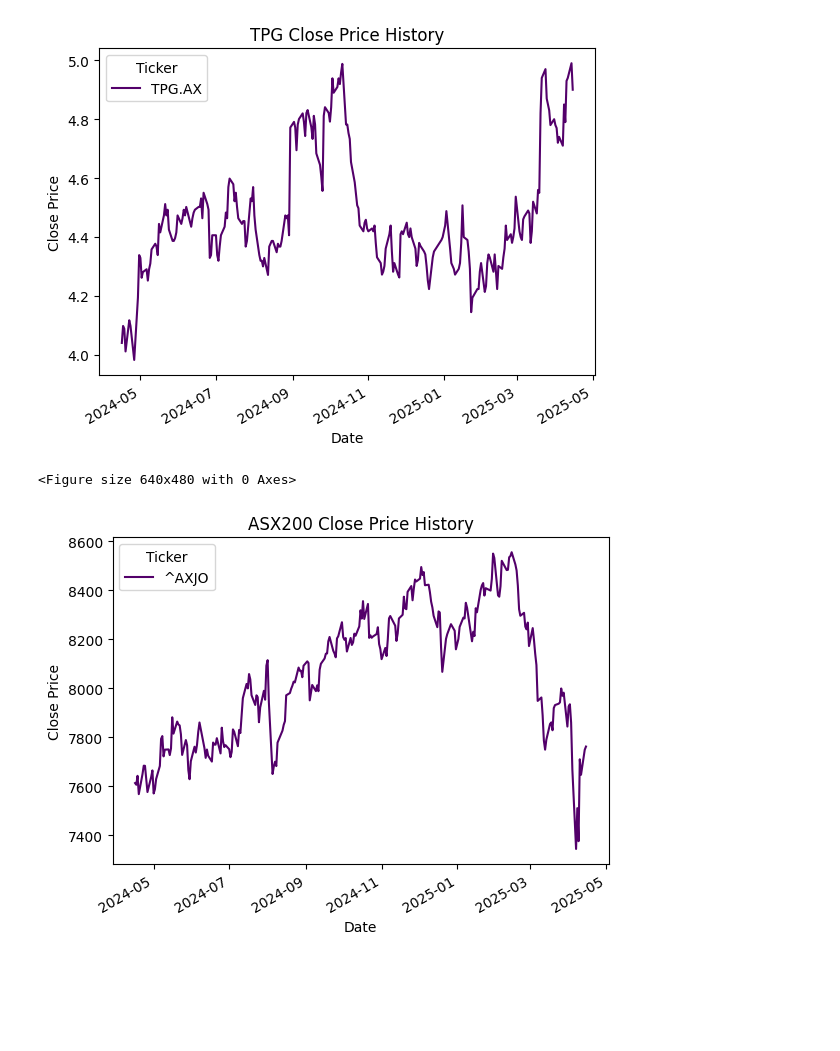
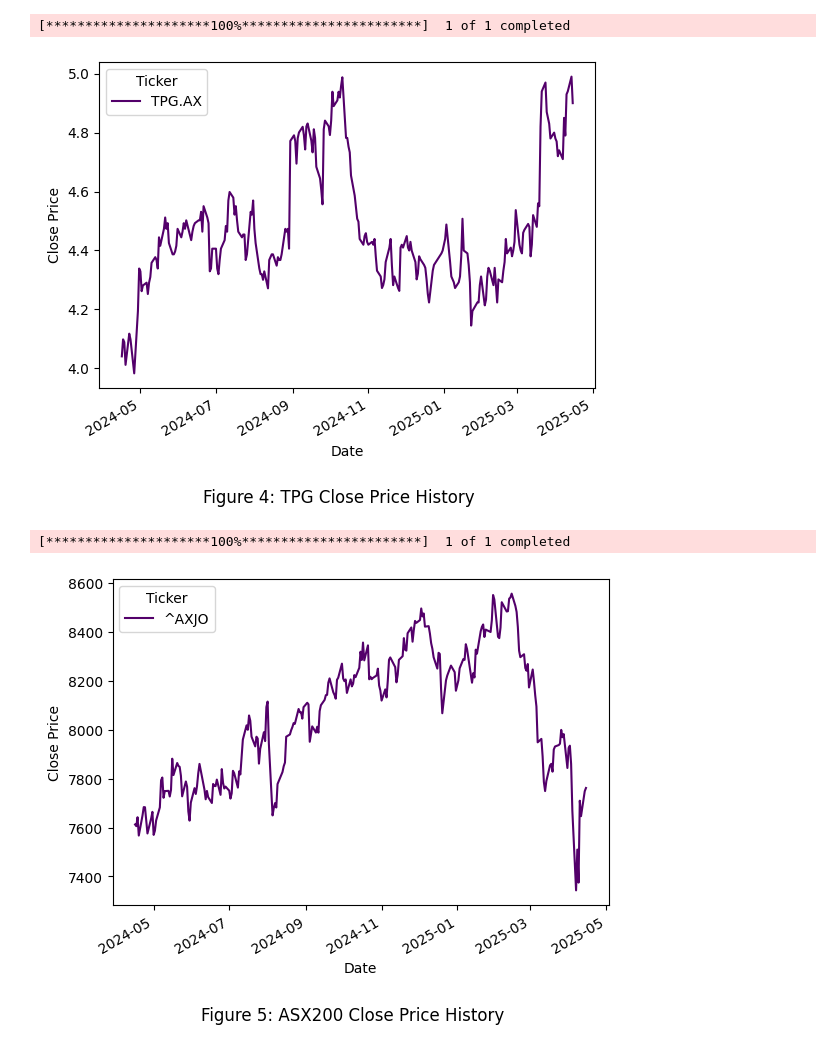
Before and after one commit to minzy123/FINM3422-Group-11, a Jupyter notebook: Charts/Chart Price History.ipynb, the cells around one changed output. Cells and saved outputs as stored; diff of their text form; code cells hidden in the pictures; blank space fills up the shorter version.

Commit message:
Scrap Images and Additional Adjustments

```diff
--- a/Charts/Chart Price History.ipynb
+++ b/Charts/Chart Price History.ipynb
@@ -1,4 +1,7 @@
 # %%
+!python3 -m pip install yfinance
+!python3 -m pip install xlrd
+
 import yfinance as yf
 import pandas as pd
 import matplotlib.pyplot as plt  # Import matplotlib for plotting
@@ -17,22 +20,28 @@ tpg['Date'] = pd.to_datetime(tpg['Date'])
 tpg.set_index('Date', inplace=True)
 
 tpg['Close'].plot(color='#53006A')  # Set the line color to purple
-plt.title('TPG Close Price History')
+plt.suptitle('Figure 4: TPG Close Price History', y=-0.01)
 plt.xlabel('Date')
 plt.ylabel('Close Price')
+
+plt.savefig('tpg_close_price_history.png', bbox_inches='tight')
 plt.show()  # Display the graph
 
-plt.savefig('tpg_close_price_history.png')
+#Graph 2: ASX200 Share Price History
+asx200 = yf.download(
+    tickers='^AXJO',
+    start='2024-04-16',
+    end='2025-04-16'
+)
+asx200
 
-#Graph 2: ASX200 Share Price History
-# Download ASX200 data
 asx200['Close'].plot(color='#53006A')  # Set the line color to purple
-plt.title('ASX200 Close Price History')
+plt.suptitle('Figure 5: ASX200 Close Price History', y=-0.01)
 plt.xlabel('Date')
 plt.ylabel('Close Price')
+
+plt.savefig('asx200_close_price_history.png', bbox_inches='tight')
 plt.show()  # Display the graph
-
-plt.savefig('asx200_close_price_history.png')
 
 #Graph 3:  Historical Price Targets on the Research (taken from a CSV file)
 
@@ -47,14 +56,14 @@ price_targets.set_index('Date', inplace=True)
 
 # Plot the Price Target data
 price_targets['Price Target'].plot(figsize=(10, 6), color='#53006A', marker='o', linestyle='-')
-plt.title('Historical Price Targets for TPG')
-plt.xlabel('Date')
-plt.ylabel('Price Target')
+plt.suptitle('Figure 6: Historical Price Targets for TPG', fontsize=20, y=-0.05)
+plt.xlabel('Date', fontsize=20)
+plt.ylabel('Price Target', fontsize=20)
 plt.grid(True)
 plt.tight_layout()
 
 # Save the graph
-plt.savefig('historical_price_targets_tpg.png')
+plt.savefig('historical_price_targets_tpg.png', bbox_inches='tight')
 
 #Graph 4: TPG Share Price and Volume (not required in the orginal task sheet)
 
@@ -82,7 +91,7 @@ ax2.set_ylabel('Volume', color='orange')
 ax2.tick_params(axis='y', labelcolor='orange')
 
 # Add a title and legend
-plt.title('TPG Share Price and Volume')
+plt.title('Figure 1: TPG Share Price and Volume', y=-0.2)
 fig.tight_layout()
 # Add legends for both axes
 ax1.legend(loc='upper left')
@@ -90,5 +99,5 @@ ax2.legend(loc='upper right')
 
 
 # Save the updated graph
-plt.savefig('TPG share price and volume.png')
+plt.savefig('TPG share price and volume.png', bbox_inches='tight')
 # %% [output]
@@ -96,3 +121,4 @@ plt.savefig('TPG share price and volume.png')
+[*********************100%***********************]  1 of 1 completed
-[figure, old version]
+[figure, new version]
-<Figure size 640x480 with 0 Axes>
+[*********************100%***********************]  1 of 1 completed
-[figure, old version]
+[figure, new version]
```
Also changed, not shown: parts of 2 cells of this notebook, 22 other files.
